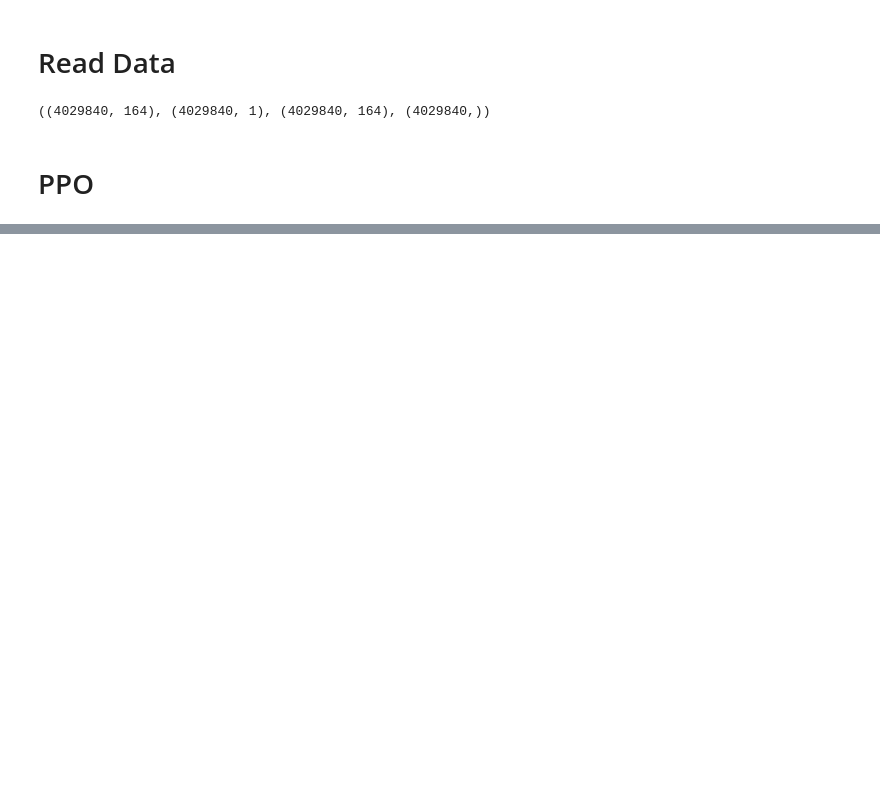
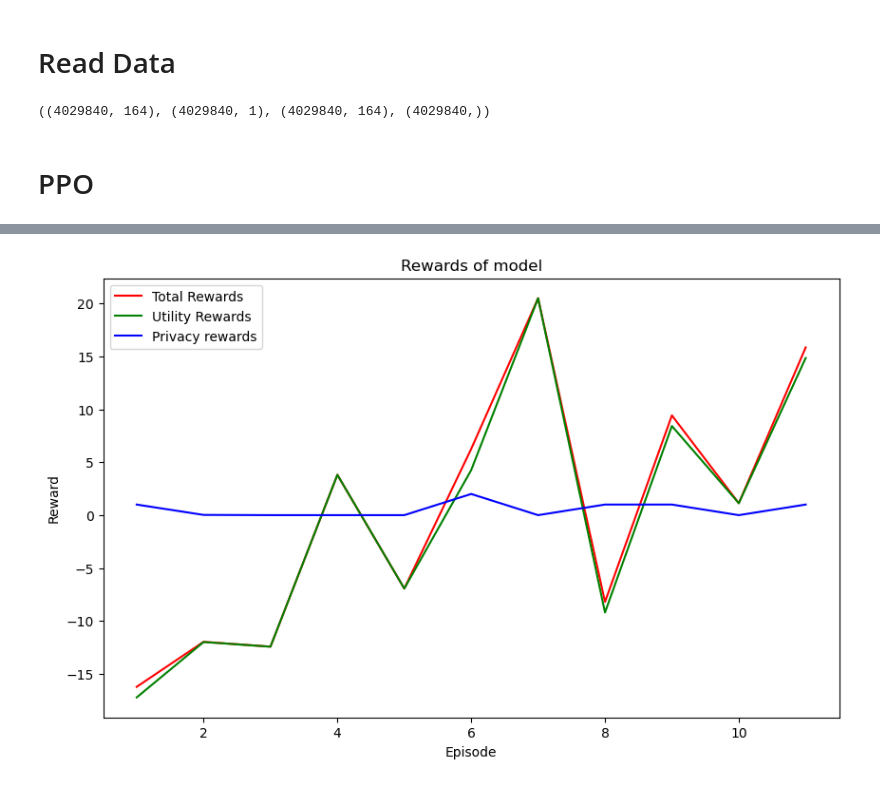
Before and after one commit to ciceklab/beacon-defense-strategies, a Jupyter notebook: beacon.ipynb, the cells around one changed output, grey strips where cells are left out. Drawn from its saved outputs; the diff is of its cells as text; code cells hidden in the pictures; blank space fills up the shorter version.

Commit message:
Rewards plot

```diff
--- a/beacon.ipynb
+++ b/beacon.ipynb
@@ -27,8 +27,8 @@ Device set to : NVIDIA GeForce RTX 2080 Ti
 parser = argparse.ArgumentParser(description='Actor Critic')
 
 parser.add_argument('--data', default="/mnt/kerem/CEU", type=str, help='Dataset Path')
-parser.add_argument('--epochs', default=300, type=int, metavar='N', help='Number of epochs for training agent.')
-parser.add_argument('--episodes', default=100, type=int, metavar='N', help='Number of episodes for training agent.')
+parser.add_argument('--epochs', default=64, type=int, metavar='N', help='Number of epochs for training agent.')
+parser.add_argument('--episodes', default=10000, type=int, metavar='N', help='Number of episodes for training agent.')
 parser.add_argument('--lr', '--learning-rate', default=0.005, type=float, metavar='LR', help='initial learning rate', dest='lr')
 parser.add_argument('--wd', default=0.0001, type=float, help='Weight decay for training optimizer')
 parser.add_argument('--seed', default=3, type=int, help='Seed for reproducibility')
@@ -122,6 +122,7 @@ random_seed = 0         # set random seed if required (0 = no random seed)
 %autoreload 2
 from environment import BeaconEnv
 from ppo import PPO
+from utils import plot_rewards, plot_individual_rewards
 
 print("============================================================================================")
 
@@ -151,12 +152,11 @@ print("current logging run number for " + " : ", run_num)
 print("logging at : " + log_f_name)
 
 ################### checkpointing ###################
-run_num_pretrained = 0
 directory = args.results_dir + "/weights"
 if not os.path.exists(directory):
       os.makedirs(directory)
 
-checkpoint_path = directory + "/PPO_{}_{}.pth".format(random_seed, run_num_pretrained)
+checkpoint_path = directory + "/PPO_{}.pth".format(run_num)
 print("save checkpoint path : " + checkpoint_path)
 
 log_f = open(log_f_name,"w+")
@@ -174,19 +174,30 @@ time_step = 0
 i_episode = 0
 
 
+privacy_rewards = []
+utility_rewards = []
+total_rewards = []
+
+
 # training loop
-while time_step <= max_training_timesteps:
+while i_episode <= args.episodes:
 
     state = env.reset()[1]
     # print(state.size())
     current_ep_reward = 0
+
+    current_ep_preward = 0
+    current_ep_ureward = 0
+
+    print("Episode: ", i_episode)
+
 
     for t in range(1, args.max_queries+1):
 
         # select action with policy
         state = torch.flatten(state)
         action = ppo_agent.select_action(state)
-        state, reward, done, _ = env.step(action)
+        state, reward, done, rewards = env.step(action)
 
         # saving reward and is_terminals
         ppo_agent.buffer.rewards.append(reward)
@@ -194,47 +205,52 @@ while time_step <= max_training_timesteps:
 
         time_step +=1
         current_ep_reward += reward
+        current_ep_preward += rewards[0]
+        current_ep_ureward += rewards[1]
+        if done:
+            break
 
-        # update PPO agent
-        if time_step % update_timestep == 0:
-            print("updating the agent")
-            ppo_agent.update()
+    # update PPO agent
+    if i_episode % (args.pop_reset_freq/2) == 0 and i_episode>0:
+        print("updating the agent")
+        ppo_agent.update()
 
-            # log average reward till last episode
-            log_avg_reward = log_running_reward / log_running_episodes
-            log_avg_reward = log_avg_reward
+        # log average reward till last episode
+        log_avg_reward = log_running_reward / log_running_episodes
+        log_avg_reward = log_avg_reward
 
-            log_f.write('{},{},{}\n'.format(i_episode, time_step, log_avg_reward))
-            log_f.flush()
+        log_f.write('{},{},{}\n'.format(i_episode, time_step, log_avg_reward))
+        log_f.flush()
 
-            log_running_reward = 0
-            log_running_episodes = 0
+        log_running_reward = 0
+        log_running_episodes = 0
 
-            # print average reward till last episode
-            print_avg_reward = print_running_reward / print_running_episodes
-            print_avg_reward = print_avg_reward
+        # print average reward till last episode
+        print_avg_reward = print_running_reward / print_running_episodes
+        print_avg_reward = print_avg_reward
 
-            print("Episode : {} \t\t Timestep : {} \t\t Average Reward : {}".format(i_episode, time_step, print_avg_reward))
+        print("Episode : {} \t\t Timestep : {} \t\t Average Reward : {}".format(i_episode, time_step, print_avg_reward))
 
-            print_running_reward = 0
-            print_running_episodes = 0
+        print_running_reward = 0
+        print_running_episodes = 0
 
-            # save model weights
-            print("--------------------------------------------------------------------------------------------")
-            print("saving model at : " + checkpoint_path)
-            ppo_agent.save(checkpoint_path)
-            print("model saved")
-            print("Elapsed Time  : ", datetime.now().replace(microsecond=0) - start_time)
-            print("--------------------------------------------------------------------------------------------")
+        # save model weights
+        print("--------------------------------------------------------------------------------------------")
+        print("saving model at : " + checkpoint_path)
+        ppo_agent.save(checkpoint_path)
+        print("model saved")
+        print("Elapsed Time  : ", datetime.now().replace(microsecond=0) - start_time)
+        print("--------------------------------------------------------------------------------------------")
 
 
-        # if continuous action space; then decay action std of ouput action distribution
-        if has_continuous_action_space and time_step % action_std_decay_freq == 0:
-            ppo_agent.decay_action_std(action_std_decay_rate, min_action_std)
+    # if continuous action space; then decay action std of ouput action distribution
+    if has_continuous_action_space and i_episode % (args.episodes/4)==0 and i_episode>0 == 0:
+        ppo_agent.decay_action_std(action_std_decay_rate, min_action_std)
 
-        # break; if the episode is over
-        if done:
-            break
+
+    total_rewards.append(current_ep_reward)
+    utility_rewards.append(current_ep_ureward)
+    privacy_rewards.append(current_ep_preward)
 
     print_running_reward += current_ep_reward
     print_running_episodes += 1
@@ -242,7 +258,12 @@ while time_step <= max_training_timesteps:
     log_running_reward += current_ep_reward
     log_running_episodes += 1
 
+    if i_episode % 10 == 0 and i_episode > 0:
+        plot_rewards(total_rewards, utility_rewards, privacy_rewards)
+        plot_individual_rewards(total_rewards, utility_rewards, privacy_rewards)
+
     i_episode += 1
+
 
 
 log_f.close()
@@ -276,0 +298 @@ updating the agent
+[figure, added]
```
Also changed, not shown: parts of 2 cells of this notebook, 2 other files.
